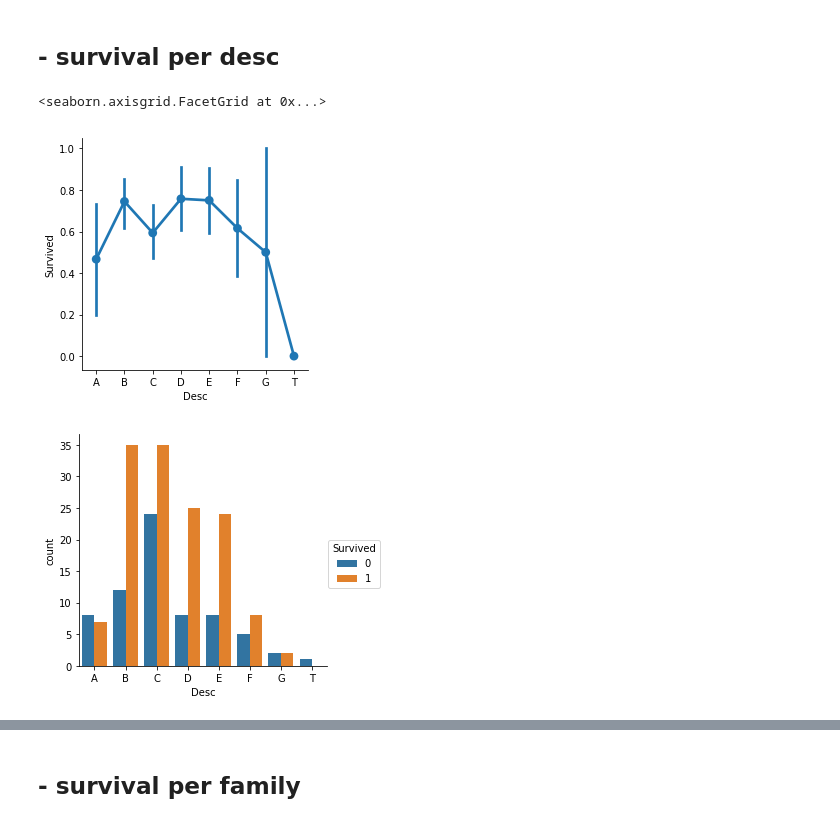
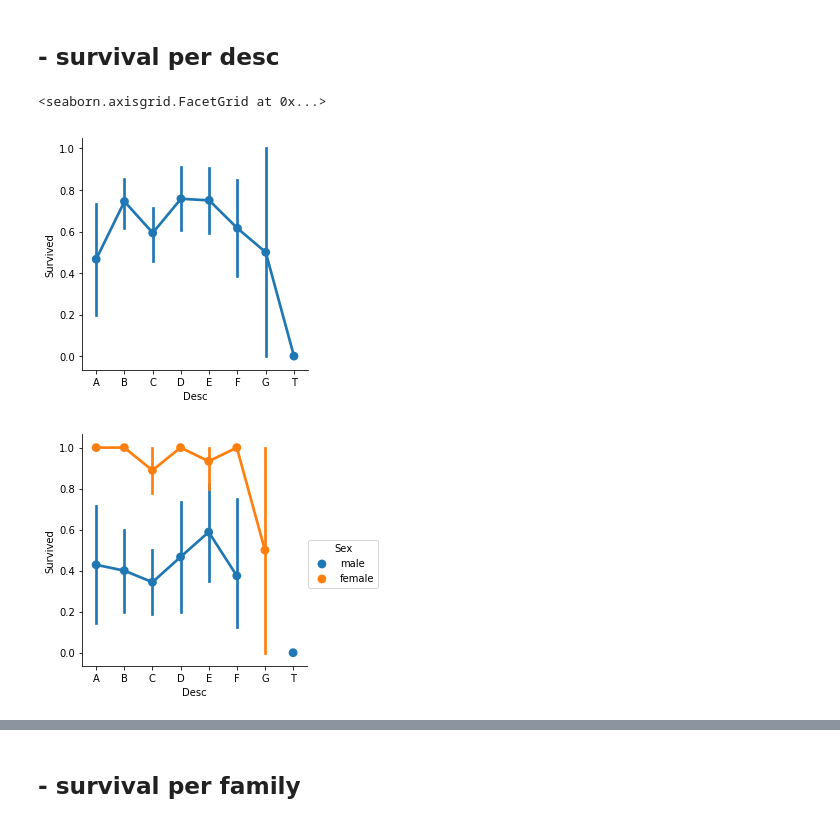
Before and after one commit to h-ann/Kaggle-Titanic, a Jupyter notebook: TitanicAnalysis.ipynb, the cells around one changed output, grey strips where cells are left out. Saved outputs shown, nothing was run; the diff lists cells and outputs as text; code cells hidden in the pictures.

Commit message:
updated survival per desc plot

```diff
--- a/TitanicAnalysis.ipynb
+++ b/TitanicAnalysis.ipynb
@@ -186,13 +186,13 @@ sns.lmplot('Age','Survived',hue='Sex',data=titanic_dframe,palette='winter',x_bin
 # %% [markdown]
 ## - survival per desc
 # %%
-cabins_sur = titanic_dframe[['Survived','Desc', 'Person']]
+cabins_sur = titanic_dframe[['Survived','Desc', 'Sex']]
 cabins_sur.dropna()
 cabins_sur = cabins_sur.sort_values(by = 'Desc')
 
 sns.factorplot(x='Desc' , y='Survived', data = cabins_sur)
-sns.factorplot(x='Desc', data = cabins_sur, hue='Survived', kind='count')
+sns.factorplot(x='Desc', y='Survived', hue='Sex', data = cabins_sur)
 # %% [output]
 <seaborn.axisgrid.FacetGrid at 0x...>
 [figure]
-[figure, old version]
+[figure, new version]
```
Also changed, not shown: parts of 4 cells of this notebook.
